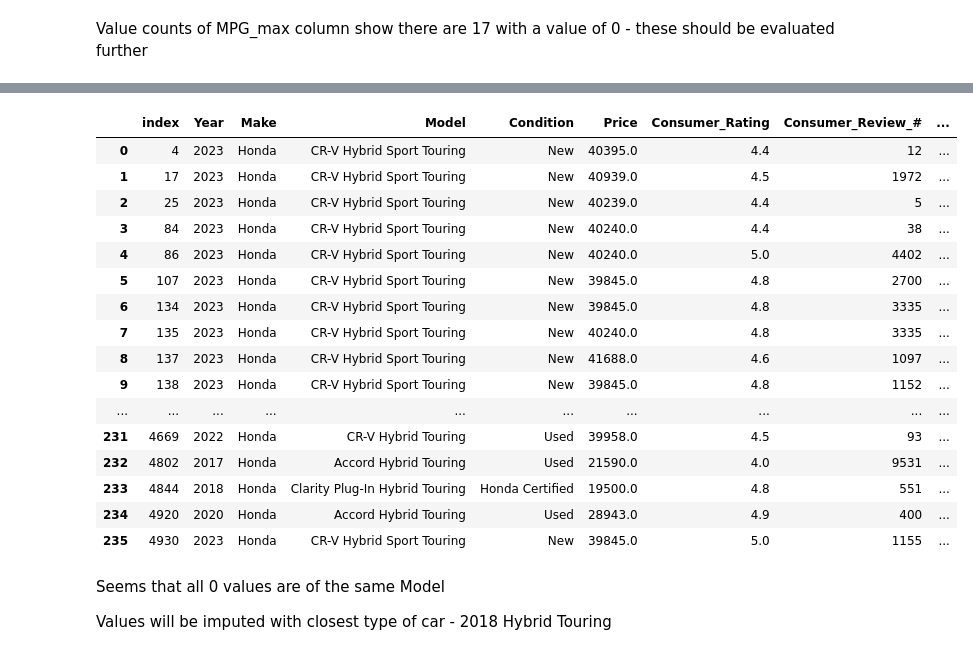
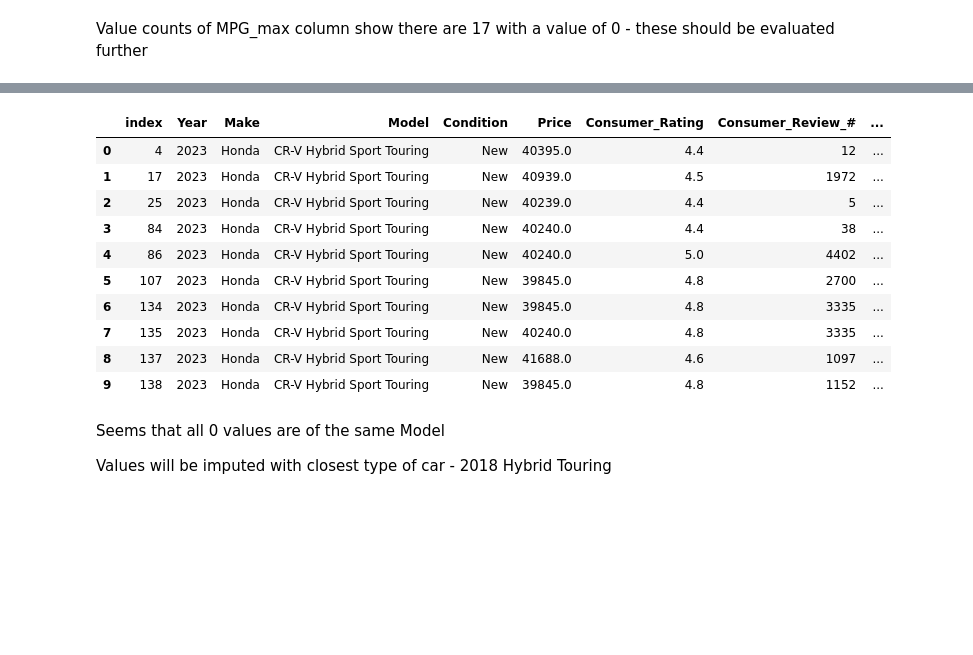
Before and after one commit to Dejanraic/Honda-Linear-Regression-Analysis, a Jupyter notebook: Honda-Linear-Regression-Analysis.ipynb, the cells around one changed output, grey strips where cells are left out. Saved outputs shown, nothing was run; the diff lists cells and outputs as text; code cells hidden in the pictures; blank space fills up the shorter version.

```diff
--- a/Honda-Linear-Regression-Analysis.ipynb
+++ b/Honda-Linear-Regression-Analysis.ipynb
@@ -308,24 +295,18 @@ honda_data[honda_data.MPG_max == 0]
 # %%
 hybrid_touring_MPG_df = honda_data[honda_data.Model.str.contains('Hybrid') & honda_data.Model.str.contains('Touring')].reset_index()
-display(hybrid_touring_MPG_df)
+display(hybrid_touring_MPG_df.head(10))
 # %% [output]
 |  | index | Year | Make | Model | Condition | Price | Consumer_Rating | Consumer_Review_# | ... |
 | 0 | 4 | 2023 | Honda | CR-V Hybrid Sport Touring | New | 40395.0 | 4.4 | 12 | ... |
 | 1 | 17 | 2023 | Honda | CR-V Hybrid Sport Touring | New | 40939.0 | 4.5 | 1972 | ... |
 | 2 | 25 | 2023 | Honda | CR-V Hybrid Sport Touring | New | 40239.0 | 4.4 | 5 | ... |
 | 3 | 84 | 2023 | Honda | CR-V Hybrid Sport Touring | New | 40240.0 | 4.4 | 38 | ... |
 | 4 | 86 | 2023 | Honda | CR-V Hybrid Sport Touring | New | 40240.0 | 5.0 | 4402 | ... |
 | 5 | 107 | 2023 | Honda | CR-V Hybrid Sport Touring | New | 39845.0 | 4.8 | 2700 | ... |
 | 6 | 134 | 2023 | Honda | CR-V Hybrid Sport Touring | New | 39845.0 | 4.8 | 3335 | ... |
 | 7 | 135 | 2023 | Honda | CR-V Hybrid Sport Touring | New | 40240.0 | 4.8 | 3335 | ... |
 | 8 | 137 | 2023 | Honda | CR-V Hybrid Sport Touring | New | 41688.0 | 4.6 | 1097 | ... |
 | 9 | 138 | 2023 | Honda | CR-V Hybrid Sport Touring | New | 39845.0 | 4.8 | 1152 | ... |
-| ... | ... | ... | ... | ... | ... | ... | ... | ... | ... |
-| 231 | 4669 | 2022 | Honda | CR-V Hybrid Touring | Used | 39958.0 | 4.5 | 93 | ... |
-| 232 | 4802 | 2017 | Honda | Accord Hybrid Touring | Used | 21590.0 | 4.0 | 9531 | ... |
-| 233 | 4844 | 2018 | Honda | Clarity Plug-In Hybrid Touring | Honda Certified | 19500.0 | 4.8 | 551 | ... |
-| 234 | 4920 | 2020 | Honda | Accord Hybrid Touring | Used | 28943.0 | 4.9 | 400 | ... |
-| 235 | 4930 | 2023 | Honda | CR-V Hybrid Sport Touring | New | 39845.0 | 5.0 | 1155 | ... |
 # %% [markdown]
 Seems that all 0 values are of the same Model
 
```
Also changed, not shown: parts of 2 cells of this notebook.
